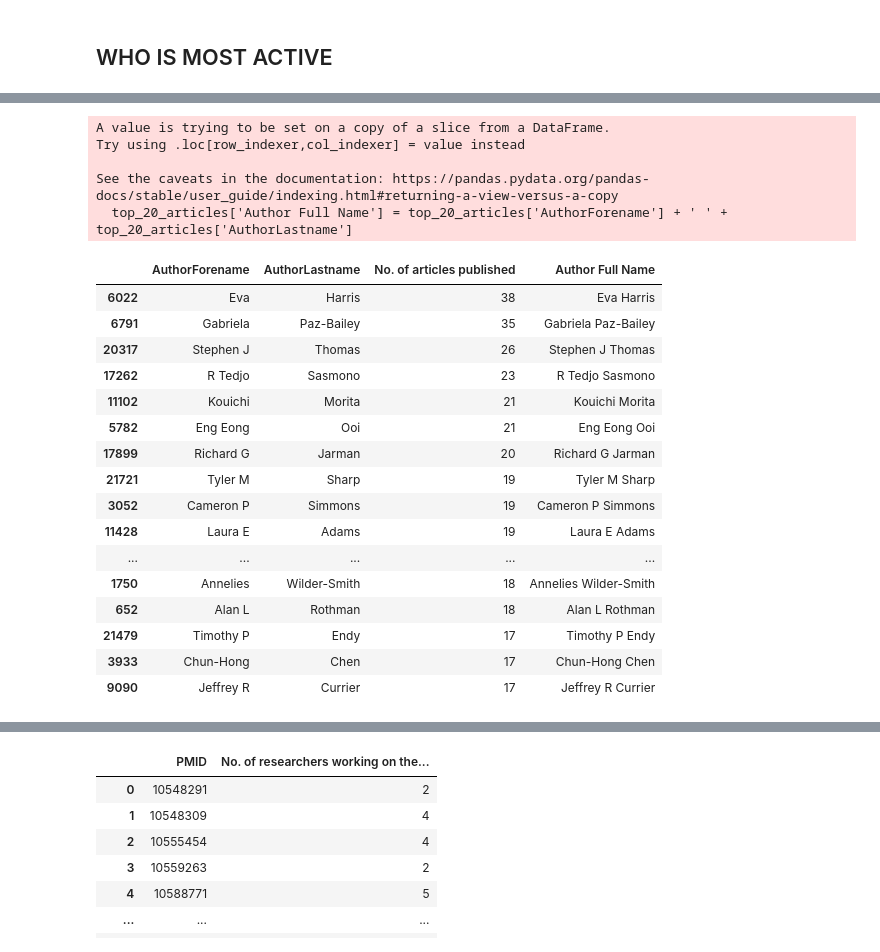
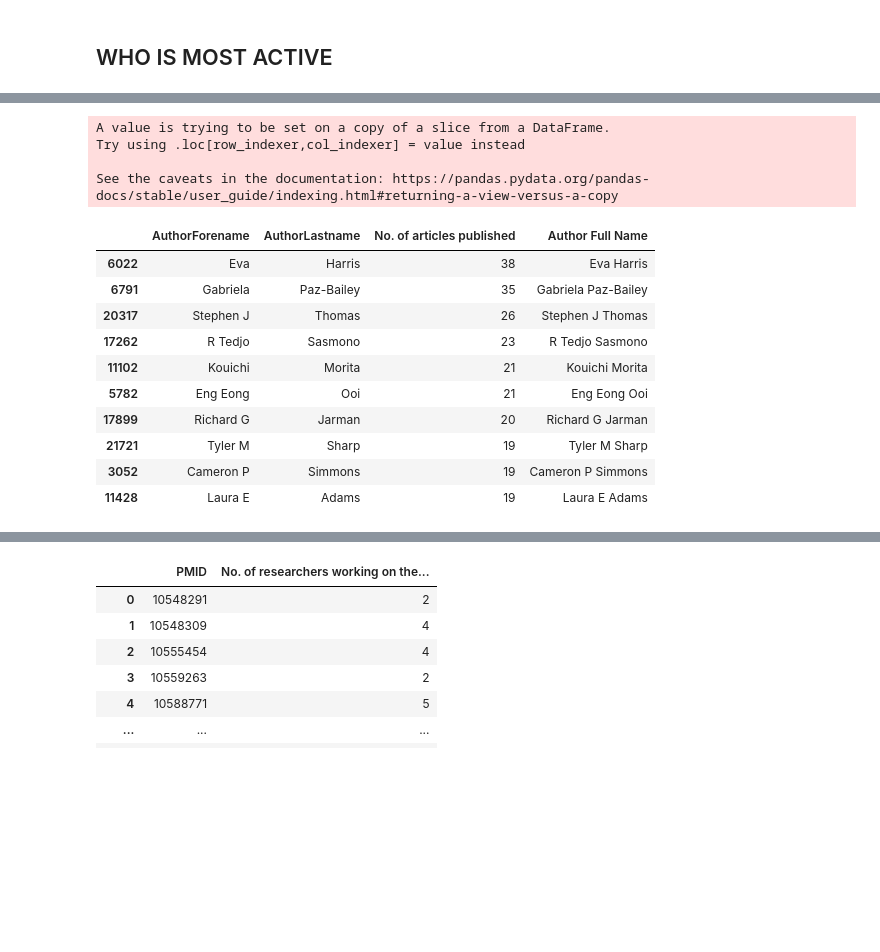
Before and after one commit to gnc506/Skills_Assessment, a Jupyter notebook: Skills_Assessment_2.ipynb, the cells around one changed output, grey strips where cells are left out. Cells and saved outputs as stored; diff of their text form; code cells hidden in the pictures; blank space fills up the shorter version.

```diff
--- a/Skills_Assessment_2.ipynb
+++ b/Skills_Assessment_2.ipynb
@@ -22,16 +54,18 @@ articles_data = pd.read_csv('/content/articles.Dengue.csv')
 authors_data = pd.read_csv('/content/authors.Dengue.csv')
 paper_count_data = pd.read_csv('/content/paper_counts.csv')
 # %%
-#Affiliation of institutes with the number of articles posted.
+#Institutes with the most number of articles published.
+articles_data1 = articles_data.copy()
+articles_data1['FirstAuthorAffiliation'] = articles_data['FirstAuthorAffiliation'].fillna(method='ffill')
+articles_data1
 
-authors_data['AuthorAffiliation'] = authors_data['AuthorAffiliation'].fillna(method='ffill')
-authors_data
-
-authors_data.to_csv('author_data.csv')
-
-authors1 = authors_data.groupby('AuthorAffiliation')['PMID'].count().reset_index()
+#authors_data.to_csv('author_data.csv')
+authors1 = authors_data.copy()
+authors1['AuthorAffiliation'] = authors1['AuthorAffiliation'].fillna(method='ffill')
+authors1 = authors1.groupby('AuthorAffiliation')['PMID'].count().reset_index()
 authors2 = authors1.sort_values(by = 'PMID', ascending = False)
-authors2.rename(columns= {'AuthorAffiliation' : 'Institute', 'PMID' : 'Number of articles published'})
+authors2 = authors2.rename(columns= {'AuthorAffiliation' : 'Institute', 'PMID' : 'Number of articles published'})
+authors2
 # %% [output]
 |  | Institute | Number of articles published |
 | 12361 | Environmental Health Institute, N... | 77 |
@@ -145,9 +376,9 @@ merged_data
 # %%
-#Top 20 active reasearchers (based on number of articles published in the last 5 years)
+#Top 10 active reasearchers (based on number of articles published in the last 5 years)
 
 #Merging both the datasets
 merged_df = pd.merge(articles_data, authors_data, on = 'PMID')
-merged_df.head(20)
+merged_df.head(10)
 
 
 #Selecting articles posted between 2018 and 2024
@@ -158,10 +389,8 @@ selected_rows = merged_df[(merged_df['Year'] >= 2018) & (merged_df['Year'] <= 20
 author_article_counts = selected_rows.groupby(['AuthorForename', 'AuthorLastname']).agg({'PMID': 'count'}).reset_index()
 aac = author_article_counts.sort_values(by = 'PMID', ascending = False)
 aac = aac.rename(columns ={'PMID':'No. of articles published'})
-aac
-
-top_20_articles = aac.head(20)
-top_20_articles
+top_10_articles = aac.head(10)
+top_10_articles
 # %% [output]
 |  | AuthorForename | AuthorLastname | No. of articles published |
 | 6022 | Eva | Harris | 38 |
@@ -183,27 +406,20 @@ top_20_articles
 # %%
 #Create new column of first and last name for visualisations
-top_20_articles['Author Full Name'] = top_20_articles['AuthorForename'] + ' ' + top_20_articles['AuthorLastname']
-top_20_articles
+top_10_articles['Author Full Name'] = top_10_articles['AuthorForename'] + ' ' + top_10_articles['AuthorLastname']
+top_10_articles
 # %% [output]
 A value is trying to be set on a copy of a slice from a DataFrame.
 Try using .loc[row_indexer,col_indexer] = value instead
 
 See the caveats in the documentation: https://pandas.pydata.org/pandas-docs/stable/user_guide/indexing.html#returning-a-view-versus-a-copy
-  top_20_articles['Author Full Name'] = top_20_articles['AuthorForename'] + ' ' + top_20_articles['AuthorLastname']
 |  | AuthorForename | AuthorLastname | No. of articles published | Author Full Name |
 | 6022 | Eva | Harris | 38 | Eva Harris |
 | 6791 | Gabriela | Paz-Bailey | 35 | Gabriela Paz-Bailey |
 | 20317 | Stephen J | Thomas | 26 | Stephen J Thomas |
 | 17262 | R Tedjo | Sasmono | 23 | R Tedjo Sasmono |
 | 11102 | Kouichi | Morita | 21 | Kouichi Morita |
 | 5782 | Eng Eong | Ooi | 21 | Eng Eong Ooi |
 | 17899 | Richard G | Jarman | 20 | Richard G Jarman |
 | 21721 | Tyler M | Sharp | 19 | Tyler M Sharp |
 | 3052 | Cameron P | Simmons | 19 | Cameron P Simmons |
 | 11428 | Laura E | Adams | 19 | Laura E Adams |
-| ... | ... | ... | ... | ... |
-| 1750 | Annelies | Wilder-Smith | 18 | Annelies Wilder-Smith |
-| 652 | Alan L | Rothman | 18 | Alan L Rothman |
-| 21479 | Timothy P | Endy | 17 | Timothy P Endy |
-| 3933 | Chun-Hong | Chen | 17 | Chun-Hong Chen |
-| 9090 | Jeffrey R | Currier | 17 | Jeffrey R Currier |
```
Also changed, not shown: parts of 35 cells of this notebook.
